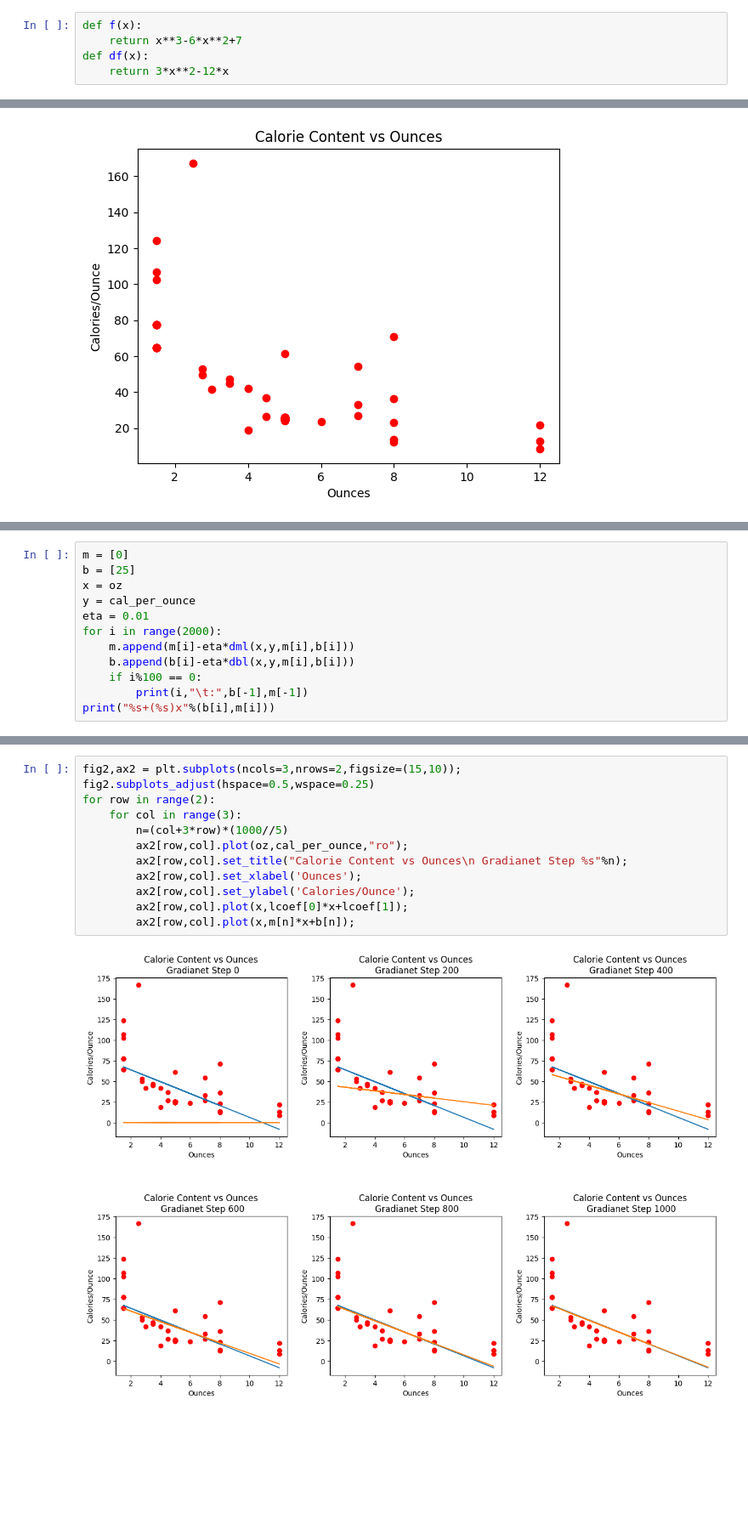
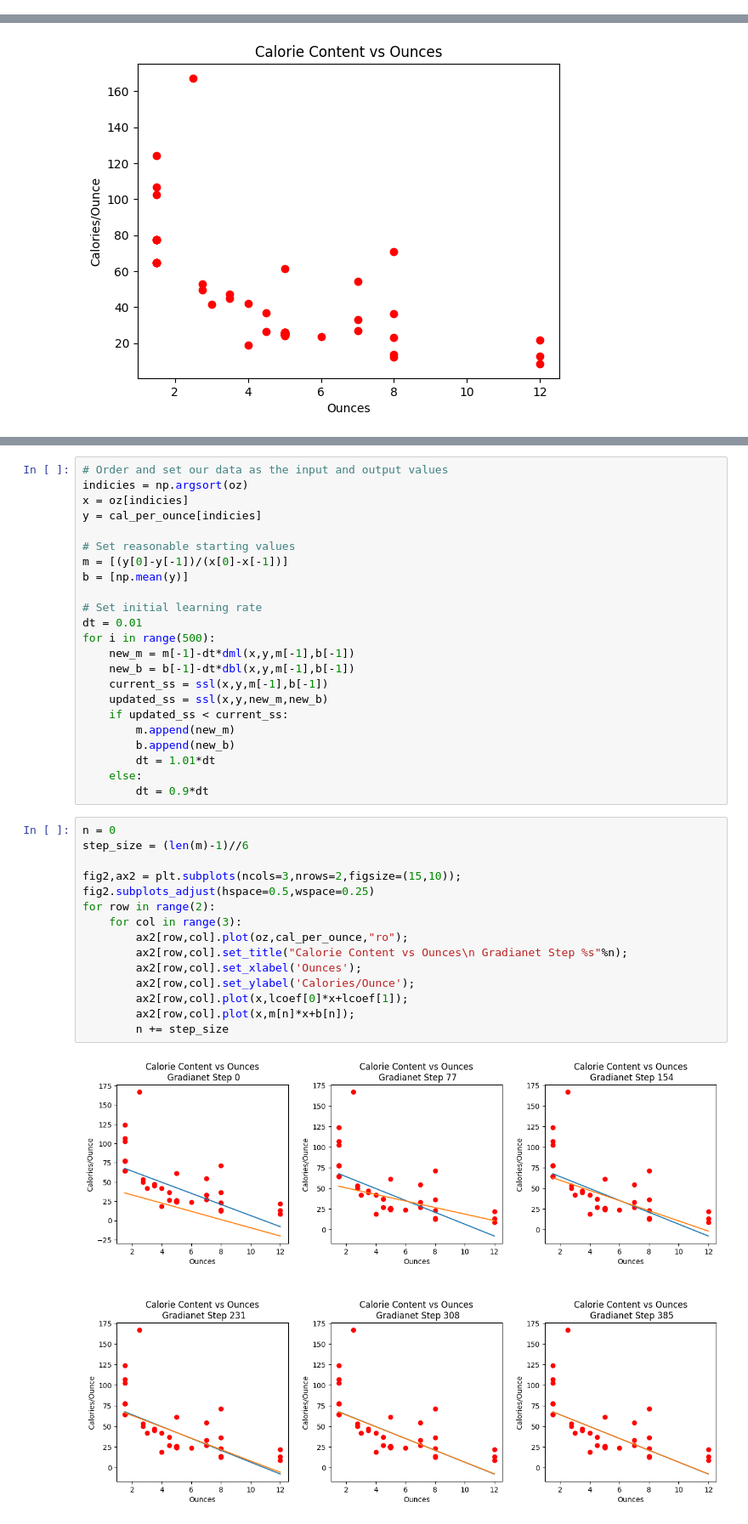
Before and after one commit to narges2027/Mmmmm..Machine_Learning, a Jupyter notebook: Class_Files/gradients.ipynb, the cells around one changed output, grey strips where cells are left out. Shown at 85% size. Drawn from its saved outputs; the diff is of its cells as text; blank space fills up the shorter version.

```diff
--- a/Class_Files/gradients.ipynb
+++ b/Class_Files/gradients.ipynb
@@ -4,8 +4,3 @@ import pandas as pd
 import numpy as np
 from numpy import linalg as la
 from scipy.optimize import curve_fit
-# %%
-def f(x):
-    return x**3-6*x**2+7
-def df(x):
-    return 3*x**2-12*x
@@ -99,15 +176,3 @@ def dbl(x,y,m,b):
     yp = m*x+b
     dy = y-yp
     return -2*np.mean(dy)
-# %%
-m = [0]
-b = [25]
-x = oz
-y = cal_per_ounce
-eta = 0.01
-for i in range(2000):
-    m.append(m[i]-eta*dml(x,y,m[i],b[i]))
-    b.append(b[i]-eta*dbl(x,y,m[i],b[i]))
-    if i%100 == 0:
-        print(i,"\t:",b[-1],m[-1])
-print("%s+(%s)x"%(b[i],m[i]))
@@ -132,14 +179,40 @@ print("%s+(%s)x"%(b[i],m[i]))
+# %%
+# Order and set our data as the input and output values
+indicies = np.argsort(oz)
+x = oz[indicies]
+y = cal_per_ounce[indicies]
+
+# Set reasonable starting values
+m = [(y[0]-y[-1])/(x[0]-x[-1])]
+b = [np.mean(y)]
+
+# Set initial learning rate
+dt = 0.01
+for i in range(500):
+    new_m = m[-1]-dt*dml(x,y,m[-1],b[-1])
+    new_b = b[-1]-dt*dbl(x,y,m[-1],b[-1])
+    current_ss = ssl(x,y,m[-1],b[-1])
+    updated_ss = ssl(x,y,new_m,new_b)
+    if updated_ss < current_ss:
+        m.append(new_m)
+        b.append(new_b)
+        dt = 1.01*dt
+    else:
+        dt = 0.9*dt
 # %%
+n = 0
+step_size = (len(m)-1)//6
+
 fig2,ax2 = plt.subplots(ncols=3,nrows=2,figsize=(15,10));
 fig2.subplots_adjust(hspace=0.5,wspace=0.25)
 for row in range(2):
     for col in range(3):
-        n=(col+3*row)*(1000//5)
         ax2[row,col].plot(oz,cal_per_ounce,"ro");
         ax2[row,col].set_title("Calorie Content vs Ounces\n Gradianet Step %s"%n);
         ax2[row,col].set_xlabel('Ounces');
         ax2[row,col].set_ylabel('Calories/Ounce');
         ax2[row,col].plot(x,lcoef[0]*x+lcoef[1]);
         ax2[row,col].plot(x,m[n]*x+b[n]);
+        n += step_size
 # %% [output]
-[figure, old version]
+[figure, new version]
```
Also changed, not shown: parts of 33 cells of this notebook, 1 other file.
